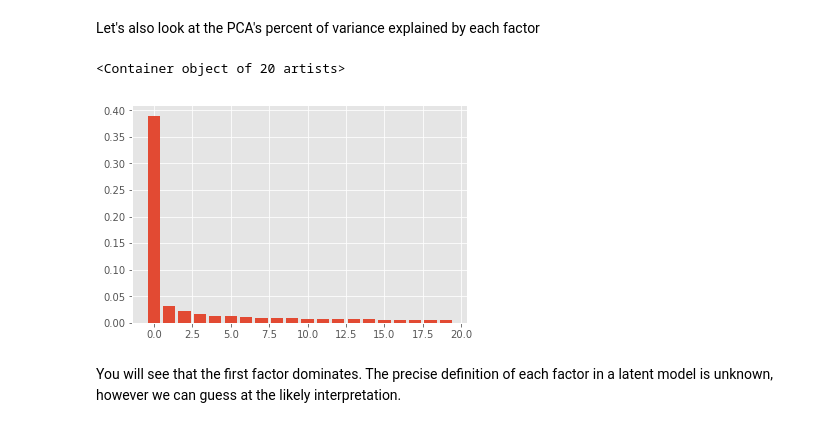
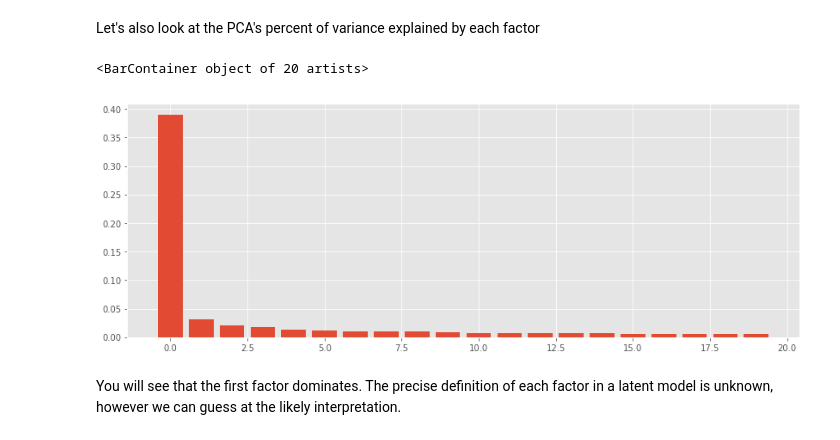
Before and after one commit to h-de-silva/udacity_trading, a Jupyter notebook: p4_alpha_research_and_factor_modeling/project_4_starter.ipynb, the cells around one changed output. Drawn from its saved outputs; the diff is of its cells as text; code cells hidden in the pictures.

```diff
--- a/p4_alpha_research_and_factor_modeling/project_4_starter.ipynb
+++ b/p4_alpha_research_and_factor_modeling/project_4_starter.ipynb
@@ -240,10 +208,11 @@ array([[-0.04316847, -0.05874471, -0.03433256, ..., -0.03843904,
 # %% [markdown]
 Let's also look at the PCA's percent of variance explained by each factor
 # %%
+plt.figure(figsize=(14,5))
 plt.bar(np.arange(num_factor_exposures), pca.explained_variance_ratio_)
 # %% [output]
-<Container object of 20 artists>
+<BarContainer object of 20 artists>
-[figure, old version]
+[figure, new version]
 # %% [markdown]
 You will see that the first factor dominates. The precise definition of each factor in a latent model is unknown, however we can guess at the likely interpretation.
 # %% [markdown]
```
Also changed, not shown: parts of 25 cells of this notebook.
